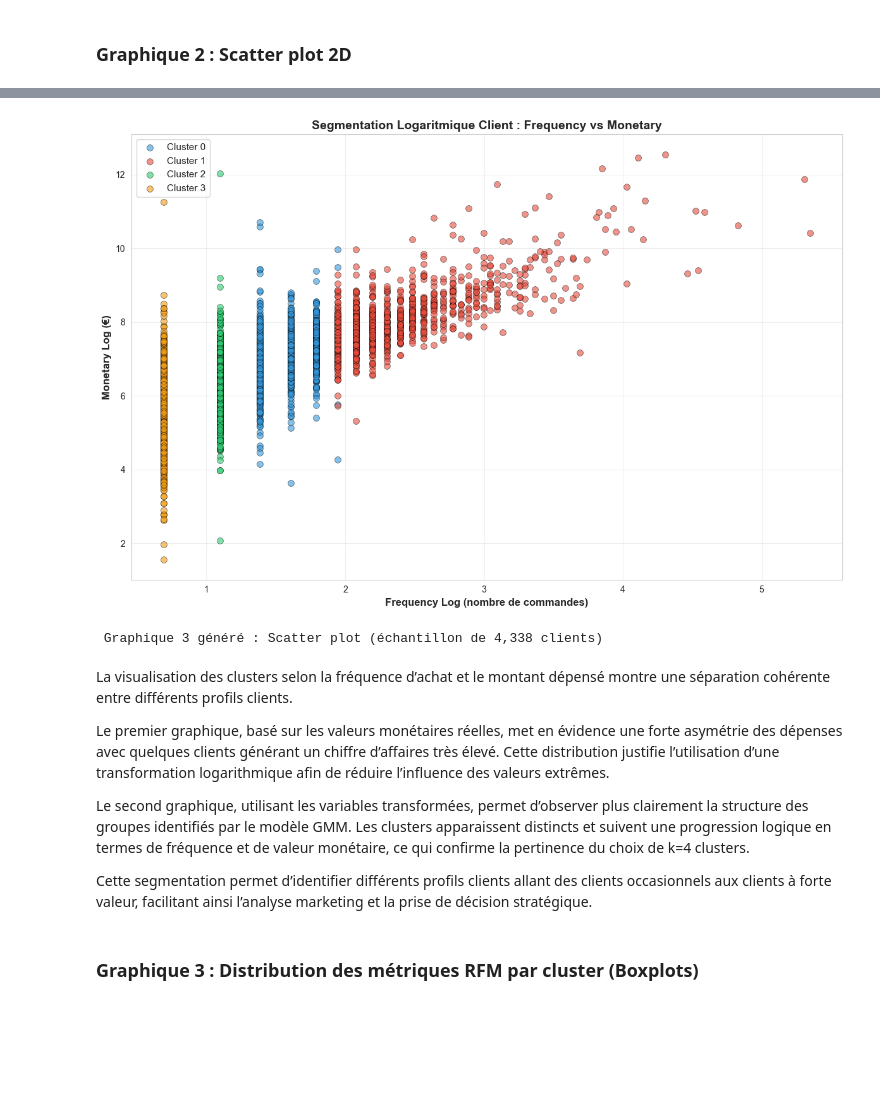
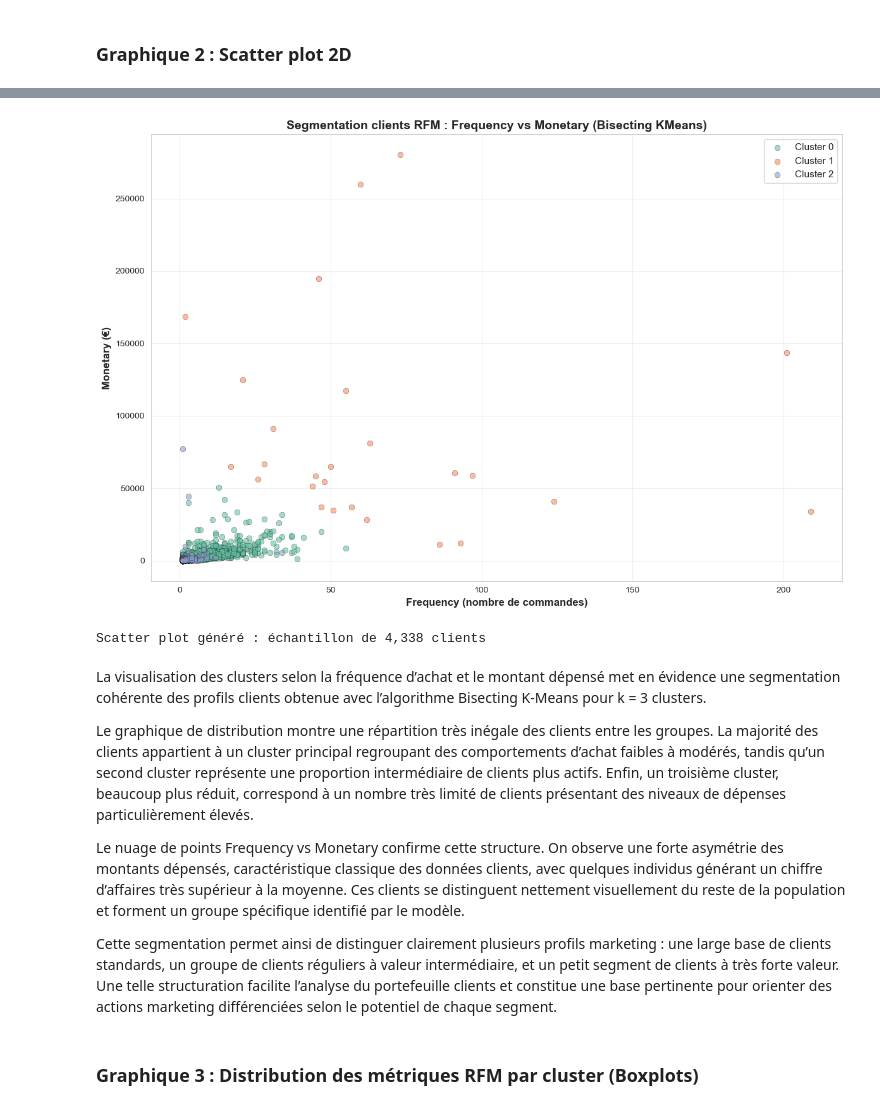
Before and after one commit to EdLac/spark-ecommerce, a Jupyter notebook: notebooks/ProjetFinal.ipynb, the cells around one changed output, grey strips where cells are left out. Cells and saved outputs as stored; diff of their text form; code cells hidden in the pictures; blank space fills up the shorter version.

```diff
--- a/notebooks/ProjetFinal.ipynb
+++ b/notebooks/ProjetFinal.ipynb
@@ -415,9 +434,9 @@ only showing top 5 rows
 # %%
-# Standardisation (centrer-réduire)
+# Standardisation (centrer-réduire) (log-transformé)
 scaler = StandardScaler(
     inputCol="features_raw",
     outputCol="features",
-    withMean=True,
+    withMean=False,
     withStd=True
 )
 scaler_model = scaler.fit(rfm_assembled)
@@ -425,5 +444,18 @@ rfm_scaled = scaler_model.transform(rfm_assembled)
 
 print(" Features assemblées et standardisées")
 rfm_scaled.select("CustomerID", "Recency_log", "Frequency_log", "Monetary_log", "features").show(5, truncate=False)
+
+# Standardisation (centrer-réduire) (non log-transformé)
+scaler_non_log = StandardScaler(
+    inputCol="features_raw",
+    outputCol="features",
+    withMean=False,
+    withStd=True
+)
+scaler_model_non_log = scaler_non_log.fit(rfm_assembled_non_log)
+rfm_scaled_non_log = scaler_model_non_log.transform(rfm_assembled_non_log)
+
+print(" Features assemblées et standardisées (non log-transformé)")
+rfm_scaled_non_log.select("CustomerID", "Recency", "Frequency", "Monetary", "features").show(5, truncate=False)
 # %% [output]
  Features assemblées et standardisées
@@ -970,40 +1065,56 @@ rfm_clustered.select(
 only showing top 10 rows
 # %%
-# Échantillonnage pour la visualisation (si dataset trop grand)
-sample_size = min(5000, rfm_clustered.count())
-rfm_sample = rfm_clustered.sample(fraction=sample_size/rfm_clustered.count(), seed=42).toPandas()
+import matplotlib.pyplot as plt
+import seaborn as sns
 
-# Création du scatter plot
-fig, ax = plt.subplots(figsize=(12, 8))
+total = rfm_clustered.count()
+sample_size = min(5000, total)
+rfm_sample = (
+    rfm_clustered
+    .sample(fraction=sample_size/total, seed=42)
+    .toPandas()
+)
 
-colors_map = {0: '#3498db', 1: '#e74c3c', 2: '#2ecc71', 3: '#f39c12'}
-for cluster in sorted(rfm_sample['cluster'].unique()):
-    cluster_data = rfm_sample[rfm_sample['cluster'] == cluster]
-    ax.scatter(cluster_data['Frequency_log'], cluster_data['Monetary_log'],
-              c=colors_map[cluster], label=f'Cluster {cluster}',
-              alpha=0.6, s=50, edgecolors='black', linewidth=0.5)
+fig, ax = plt.subplots(figsize=(12,8))
 
-ax.set_xlabel('Frequency Log (nombre de commandes)', fontsize=12, fontweight='bold')
-ax.set_ylabel('Monetary Log (€)', fontsize=12, fontweight='bold')
-ax.set_title('Segmentation Logaritmique Client : Frequency vs Monetary', fontsize=14, fontweight='bold')
+# couleurs dynamiques selon nb clusters
+palette = sns.color_palette("Set2", rfm_sample['cluster'].nunique())
+
+for i, cluster in enumerate(sorted(rfm_sample['cluster'].unique())):
+    cluster_data = rfm_sample[rfm_sample['cluster']==cluster]
+    ax.scatter(
+        cluster_data['Frequency'],
+        cluster_data['Monetary'],
+        color=palette[i],
+        label=f'Cluster {cluster}',
+        alpha=0.6,
+        s=40,
+        edgecolors='black',
+        linewidth=0.3
+    )
+
+ax.set_xlabel('Frequency (nombre de commandes)', fontsize=12, fontweight='bold')
+ax.set_ylabel('Monetary (€)', fontsize=12, fontweight='bold')
+ax.set_title('Segmentation clients RFM : Frequency vs Monetary (Bisecting KMeans)', fontsize=14, fontweight='bold')
+
 ax.legend(fontsize=11)
 ax.grid(True, alpha=0.3)
 
 plt.tight_layout()
 plt.show()
 
-print(f"\n Graphique 3 généré : Scatter plot (échantillon de {len(rfm_sample):,} clients)")
+print(f"\nScatter plot généré : échantillon de {len(rfm_sample):,} clients")
 # %% [output]
-[figure, old version]
+[figure, new version]
- Graphique 3 généré : Scatter plot (échantillon de 4,338 clients)
+Scatter plot généré : échantillon de 4,338 clients
 # %% [markdown]
-La visualisation des clusters selon la fréquence d’achat et le montant dépensé montre une séparation cohérente entre différents profils clients.
+La visualisation des clusters selon la fréquence d’achat et le montant dépensé met en évidence une segmentation cohérente des profils clients obtenue avec l’algorithme Bisecting K-Means pour k = 3 clusters.
 
-Le premier graphique, basé sur les valeurs monétaires réelles, met en évidence une forte asymétrie des dépenses avec quelques clients générant un chiffre d’affaires très élevé. Cette distribution justifie l’utilisation d’une transformation logarithmique afin de réduire l’influence des valeurs extrêmes.
+Le graphique de distribution montre une répartition très inégale des clients entre les groupes. La majorité des clients appartient à un cluster principal regroupant des comportements d’achat faibles à modérés, tandis qu’un second cluster représente une proportion intermédiaire de clients plus actifs. Enfin, un troisième cluster, beaucoup plus réduit, correspond à un nombre très limité de clients présentant des niveaux de dépenses particulièrement élevés.
 
-Le second graphique, utilisant les variables transformées, permet d’observer plus clairement la structure des groupes identifiés par le modèle GMM. Les clusters apparaissent distincts et suivent une progression logique en termes de fréquence et de valeur monétaire, ce qui confirme la pertinence du choix de k=4 clusters.
+Le nuage de points Frequency vs Monetary confirme cette structure. On observe une forte asymétrie des montants dépensés, caractéristique classique des données clients, avec quelques individus générant un chiffre d’affaires très supérieur à la moyenne. Ces clients se distinguent nettement visuellement du reste de la population et forment un groupe spécifique identifié par le modèle.
 
-Cette segmentation permet d’identifier différents profils clients allant des clients occasionnels aux clients à forte valeur, facilitant ainsi l’analyse marketing et la prise de décision stratégique.
+Cette segmentation permet ainsi de distinguer clairement plusieurs profils marketing : une large base de clients standards, un groupe de clients réguliers à valeur intermédiaire, et un petit segment de clients à très forte valeur. Une telle structuration facilite l’analyse du portefeuille clients et constitue une base pertinente pour orienter des actions marketing différenciées selon le potentiel de chaque segment.
 # %% [markdown]
 ### Graphique 3 : Distribution des métriques RFM par cluster (Boxplots)
 # %%
```
Also changed, not shown: parts of 65 cells of this notebook.
